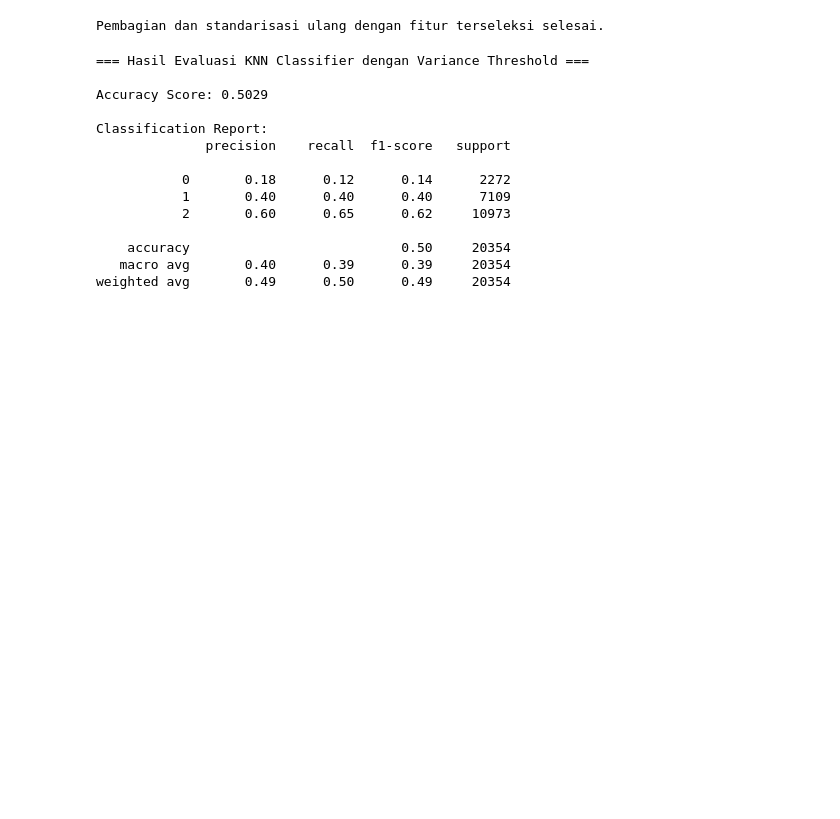
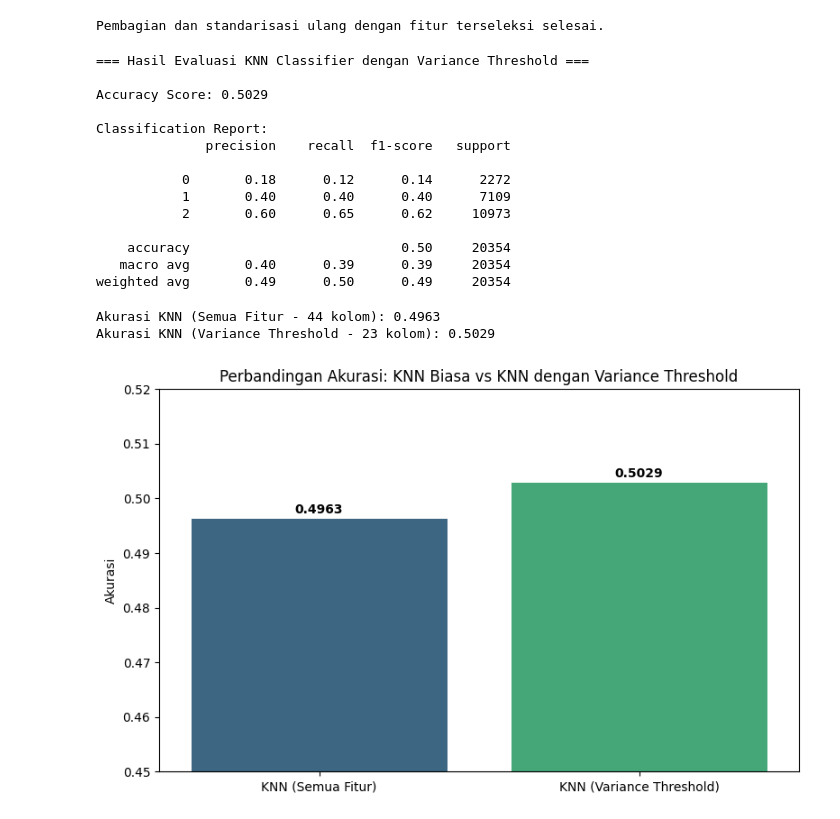
Before and after one commit to ImNotDanish05/2026_Pembelajaran-Mesin_TI-3A, a Jupyter notebook: Week_8/FiturSelection.ipynb, the cells around one changed output. Drawn from its saved outputs; the diff is of its cells as text; code cells hidden in the pictures; blank space fills up the shorter version.

```diff
--- a/Week_8/FiturSelection.ipynb
+++ b/Week_8/FiturSelection.ipynb
@@ -145,3 +145,46 @@ Classification Report:
     accuracy                           0.50     20354
    macro avg       0.40      0.39      0.39     20354
 weighted avg       0.49      0.50      0.49     20354
+# %%
+import matplotlib.pyplot as plt
+import seaborn as sns
+
+# --- 1. Latih KNN dengan SELURUH Fitur (Tanpa Variance Threshold) ---
+X_train_all, X_test_all, y_train_all, y_test_all = train_test_split(X, y, test_size=0.2, random_state=42, stratify=y)
+
+scaler_all = StandardScaler()
+X_train_all_scaled = scaler_all.fit_transform(X_train_all)
+X_test_all_scaled = scaler_all.transform(X_test_all)
+
+knn_all = KNeighborsClassifier(n_neighbors=5)
+knn_all.fit(X_train_all_scaled, y_train_all)
+acc_all_features = accuracy_score(y_test_all, knn_all.predict(X_test_all_scaled))
+
+# --- 2. Latih KNN dengan Fitur Terseleksi (Variance Threshold) ---
+# Menggunakan variabel yang sudah kita buat sebelumnya
+acc_variance_threshold = accuracy_score(y_test, y_pred)
+
+# --- 3. Tampilkan Hasil ---
+print(f"Akurasi KNN (Semua Fitur - {X.shape[1]} kolom): {acc_all_features:.4f}")
+print(f"Akurasi KNN (Variance Threshold - {len(fitur_terpilih)} kolom): {acc_variance_threshold:.4f}")
+
+# --- 4. Buat Grafik Perbandingan ---
+plt.figure(figsize=(8, 5))
+models = ['KNN (Semua Fitur)', 'KNN (Variance Threshold)']
+accuracies = [acc_all_features, acc_variance_threshold]
+
+sns.barplot(x=models, y=accuracies, palette='viridis', hue=models, legend=False)
+plt.ylim(0.45, 0.52) # Mengatur limit y agar perbedaan terlihat jelas
+plt.ylabel('Akurasi')
+plt.title('Perbandingan Akurasi: KNN Biasa vs KNN dengan Variance Threshold')
+
+# Menambahkan label nilai di atas batang
+for i, val in enumerate(accuracies):
+    plt.text(i, val + 0.001, f"{val:.4f}", ha='center', fontweight='bold')
+
+plt.tight_layout()
+plt.show()
+# %% [output]
+Akurasi KNN (Semua Fitur - 44 kolom): 0.4963
+Akurasi KNN (Variance Threshold - 23 kolom): 0.5029
+[figure, added]
```
Also changed, not shown: parts of 1 cell of this notebook.
